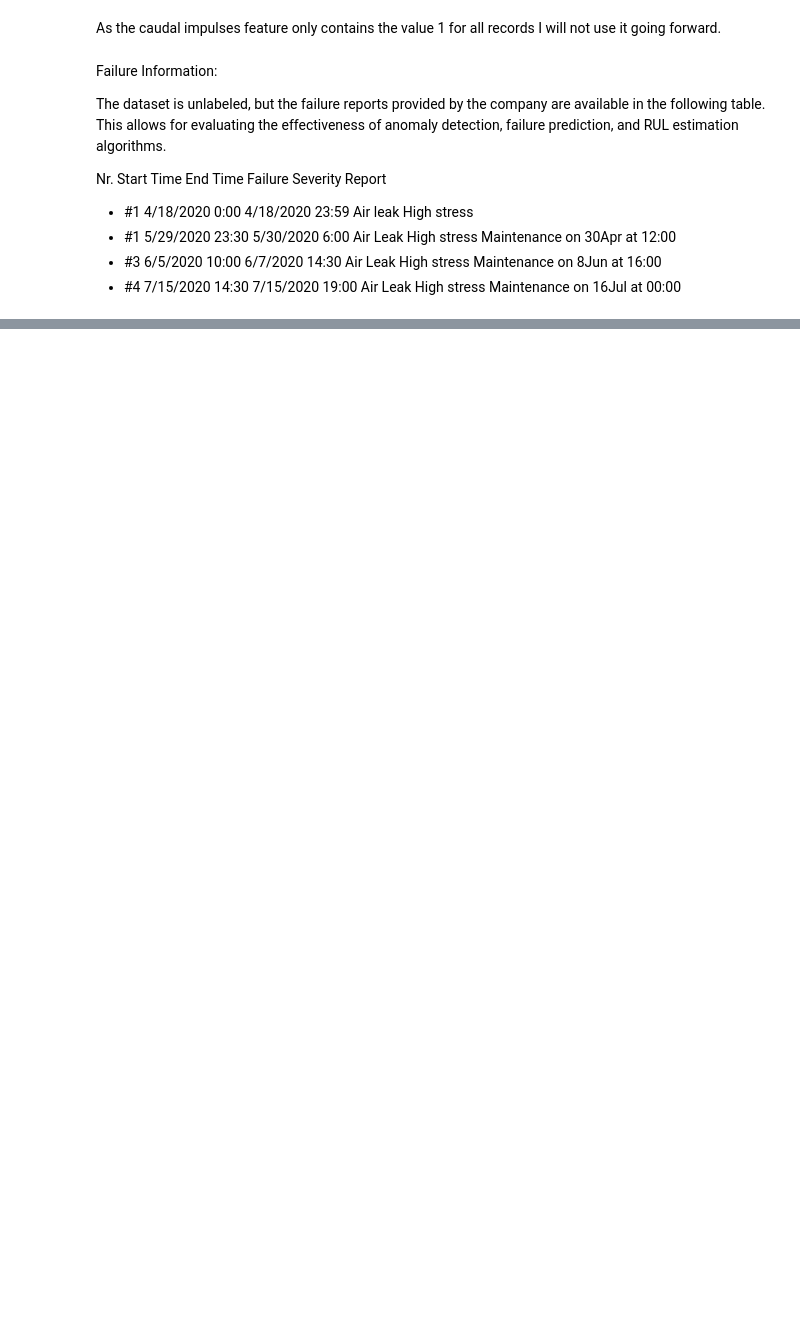
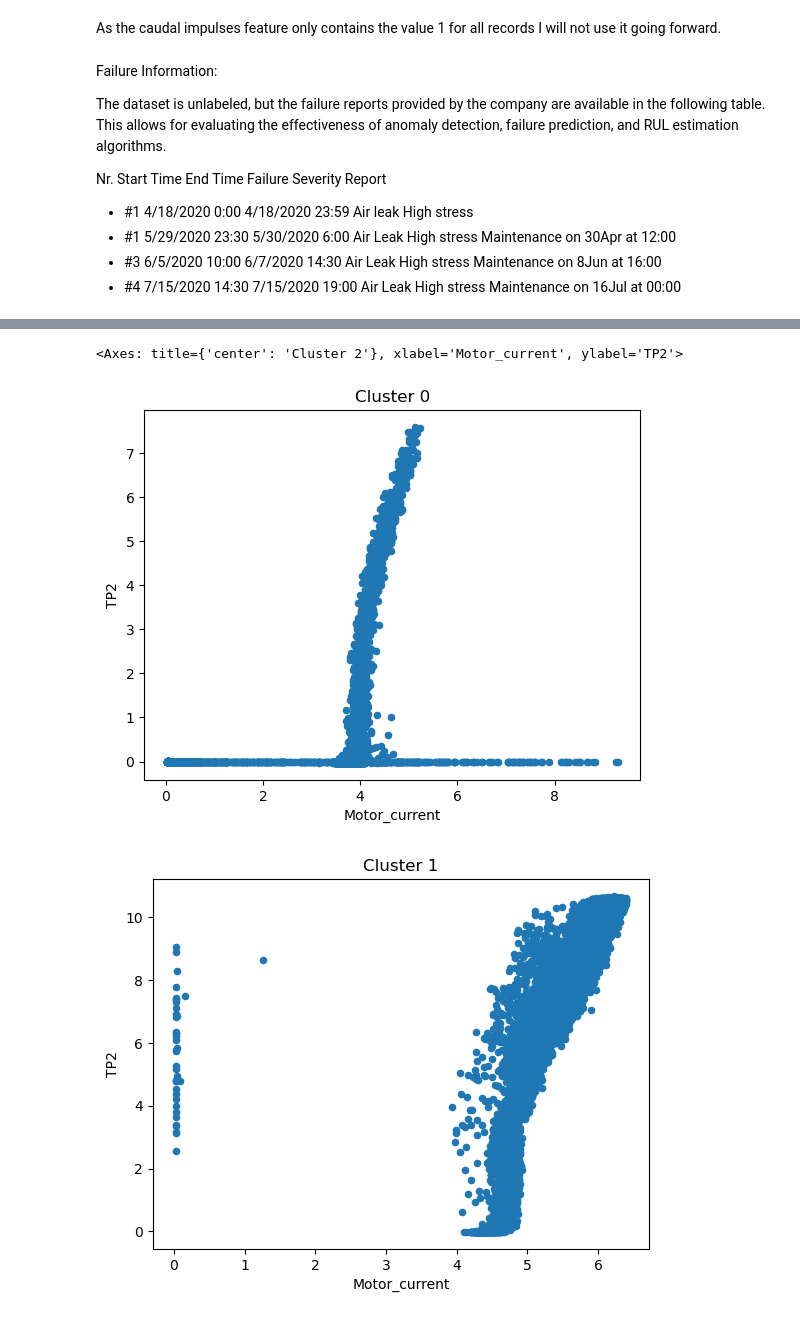
Before and after one commit to Dave-Codes/Predictive-Maintenance, a Jupyter notebook: predictive-maintenance-metropt-3.ipynb, the cells around one changed output, grey strips where cells are left out. Drawn from its saved outputs; the diff is of its cells as text; code cells hidden in the pictures; blank space fills up the shorter version.

```diff
--- a/predictive-maintenance-metropt-3.ipynb
+++ b/predictive-maintenance-metropt-3.ipynb
@@ -87,3 +78,6 @@ The dataset is unlabeled, but the failure reports provided by the company are av
 * #1 	5/29/2020 23:30     5/30/2020 6:00	    Air Leak	    High stress	Maintenance on 30Apr at 12:00
 * #3 	6/5/2020 10:00	   6/7/2020 14:30	        Air Leak	    High stress	Maintenance on 8Jun at 16:00
 * #4 	7/15/2020 14:30     7/15/2020 19:00      Air Leak	    High stress	Maintenance on 16Jul at 00:00
+# %%
+metro_df_clustering = metro_df_large.drop(metro_df_large.columns[[0,1]], axis=1)
+metro_df_clustering.info()
@@ -89,0 +102,9 @@ The dataset is unlabeled, but the failure reports provided by the company are av
+# %%
+# Set up KMeans
+kmeans = KMeans(n_clusters=3)
+
+# Fit the model to the data
+kmeans.fit(metro_df_clustering)
+
+# Predict the clusters
+metro_df_large['cluster'] = kmeans.predict(metro_df_clustering)
@@ -89,0 +127,6 @@ The dataset is unlabeled, but the failure reports provided by the company are av
+# %%
+cluster_0_df = metro_df_large[metro_df_large.cluster == 0].copy()
+cluster_1_df = metro_df_large[metro_df_large.cluster == 1].copy()
+cluster_2_df = metro_df_large[metro_df_large.cluster == 2].copy()
+
+cluster_0_df.head()
@@ -89,0 +176,8 @@ The dataset is unlabeled, but the failure reports provided by the company are av
+# %%
+cluster_0_df.plot(x='Motor_current',y='TP2', kind='scatter', title='Cluster 0')
+cluster_1_df.plot(x='Motor_current',y='TP2', kind='scatter', title='Cluster 1')
+cluster_2_df.plot(x='Motor_current',y='TP2', kind='scatter', title='Cluster 2')
+# %% [output]
+<Axes: title={'center': 'Cluster 2'}, xlabel='Motor_current', ylabel='TP2'>
+[figure, added]
+[figure, added]
```
Also changed, not shown: parts of 14 cells of this notebook.
